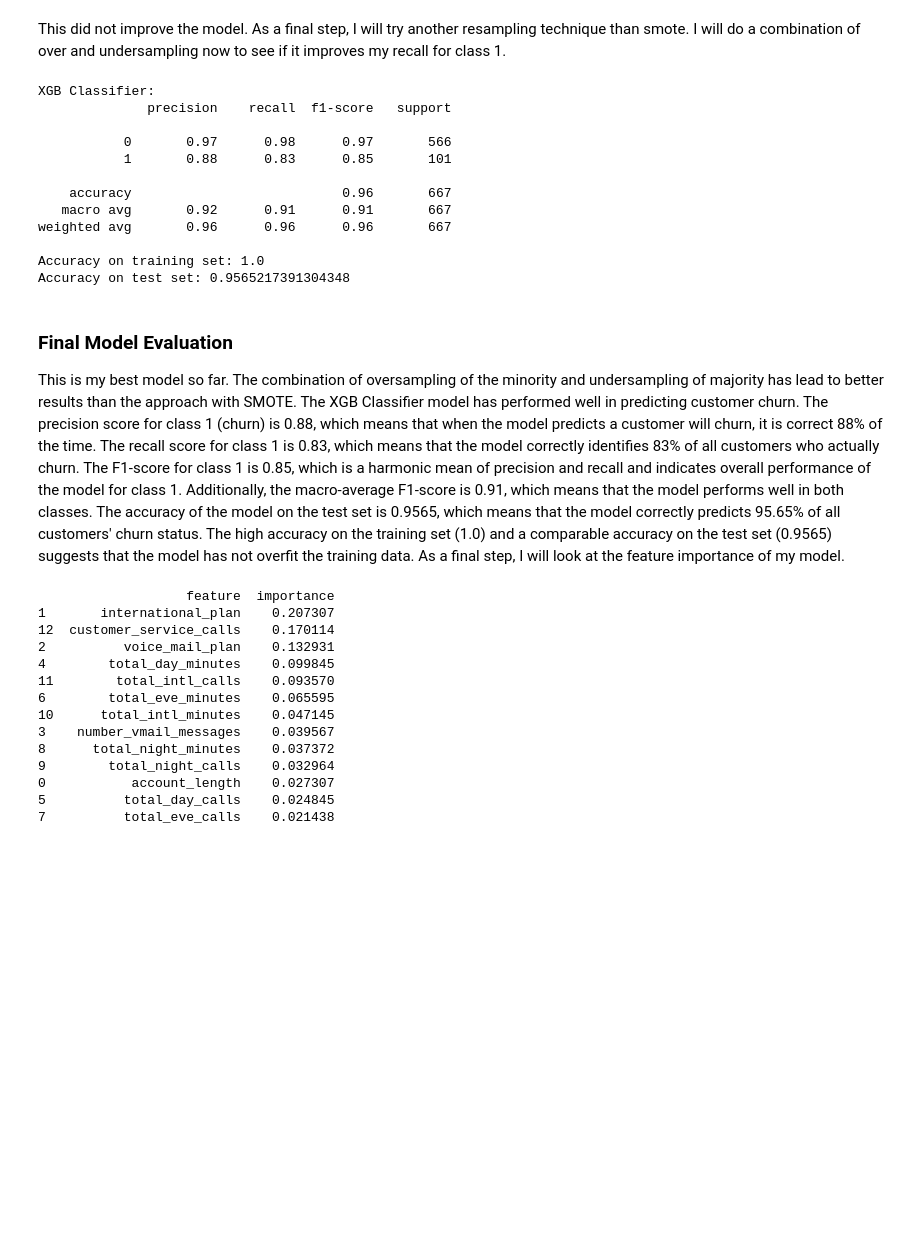
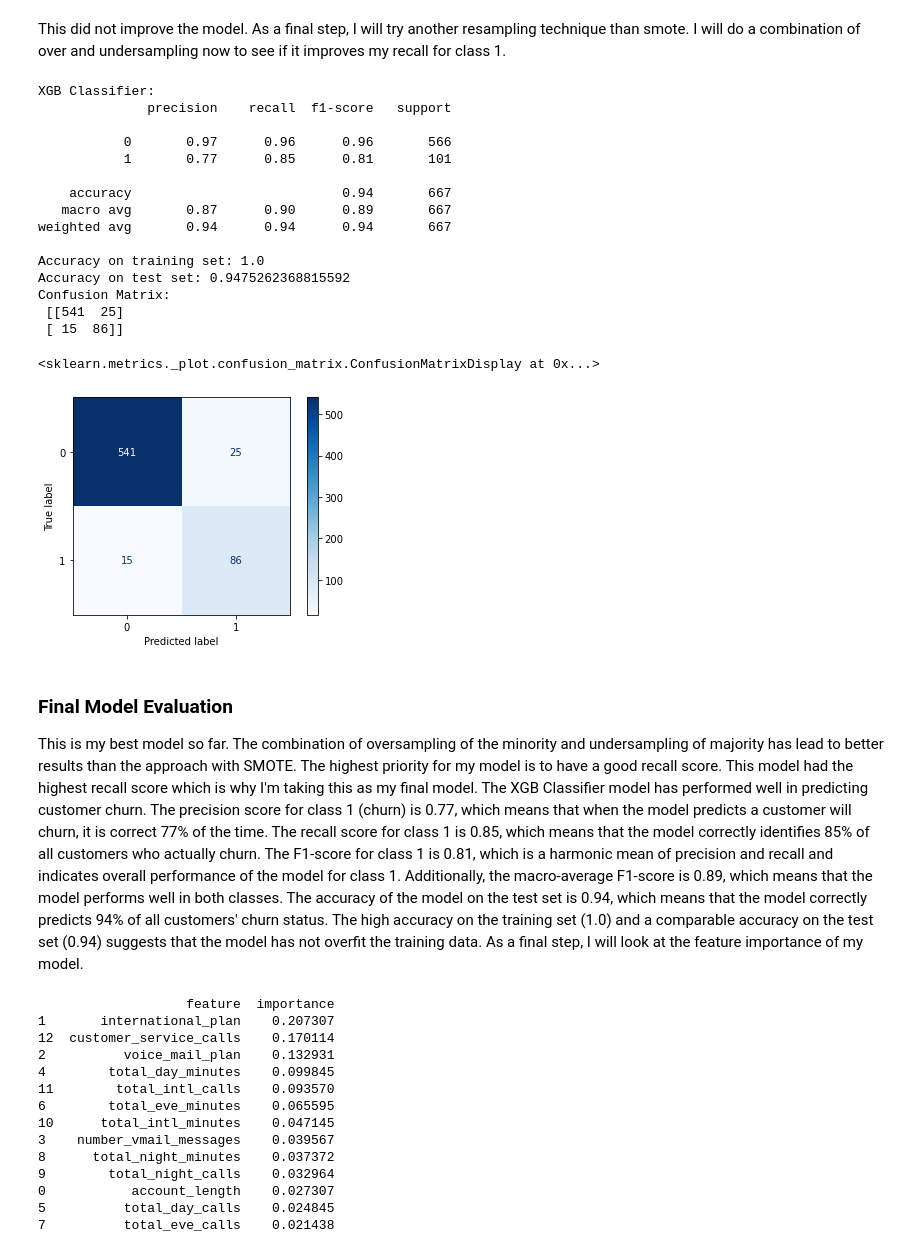
Before and after one commit to Julez89/dsc-phase-3-project-v2-3, a Jupyter notebook: Customer Churn.ipynb, the cells around one changed output. Saved outputs shown, nothing was run; the diff lists cells and outputs as text; code cells hidden in the pictures; blank space fills up the shorter version.

```diff
--- a/Customer Churn.ipynb
+++ b/Customer Churn.ipynb
@@ -560,36 +534,49 @@ X_train_resampled2, y_train_resampled2 = resampling_pipeline.fit_resample(X_trai
 # %%
 # Instantiate XGBClassifier
 xgb4 = XGBClassifier(learning_rate=0.1, max_depth=5, n_estimators=300)
 
 # Fit XGBClassifier on the training data
 xgb4.fit(X_train_resampled2, y_train_resampled2)
 
-# Make predictions on the testing data
-y_pred = xgb4.predict(X_test_scaled)
+#predict on testing data
+y_pred_xgb = xgb4.predict(X_test_scaled)
 
 # Evaluate the performance of XGBClassifier using appropriate metrics
 
 print('XGB Classifier:')
 print(classification_report(y_test, y_pred))
 print('Accuracy on training set:',xgb4.score(X_train_resampled2,y_train_resampled2))
 print('Accuracy on test set:',xgb4.score(X_test_scaled,y_test))
+
+# Print confusion matrix
+cnf_matrix = confusion_matrix(y_test, y_pred)
+print('Confusion Matrix:\n', cnf_matrix)
+
+# Visualize your confusion matrix
+disp = ConfusionMatrixDisplay(confusion_matrix=cnf_matrix, display_labels=xgb.classes_)
+disp.plot(cmap=plt.cm.Blues)
 # %% [output]
 XGB Classifier:
               precision    recall  f1-score   support
 
-           0       0.97      0.98      0.97       566
-           1       0.88      0.83      0.85       101
+           0       0.97      0.96      0.96       566
+           1       0.77      0.85      0.81       101
 
-    accuracy                           0.96       667
-   macro avg       0.92      0.91      0.91       667
-weighted avg       0.96      0.96      0.96       667
+    accuracy                           0.94       667
+   macro avg       0.87      0.90      0.89       667
+weighted avg       0.94      0.94      0.94       667
 
 Accuracy on training set: 1.0
-Accuracy on test set: 0.9565217391304348
+Accuracy on test set: 0.9475262368815592
+Confusion Matrix:
+ [[541  25]
+ [ 15  86]]
+<sklearn.metrics._plot.confusion_matrix.ConfusionMatrixDisplay at 0x...>
+[figure, added]
 # %% [markdown]
 ### Final Model Evaluation
-This is my best model so far. The combination of oversampling of the minority and undersampling of majority has lead to better results than the approach with SMOTE.
-The XGB Classifier model has performed well in predicting customer churn. The precision score for class 1 (churn) is 0.88, which means that when the model predicts a customer will churn, it is correct 88% of the time. The recall score for class 1 is 0.83, which means that the model correctly identifies 83% of all customers who actually churn. The F1-score for class 1 is 0.85, which is a harmonic mean of precision and recall and indicates overall performance of the model for class 1. Additionally, the macro-average F1-score is 0.91, which means that the model performs well in both classes. The accuracy of the model on the test set is 0.9565, which means that the model correctly predicts 95.65% of all customers' churn status. The high accuracy on the training set (1.0) and a comparable accuracy on the test set (0.9565) suggests that the model has not overfit the training data.
+This is my best model so far. The combination of oversampling of the minority and undersampling of majority has lead to better results than the approach with SMOTE. The highest priority for my model is to have a good recall score. This model had the highest recall score which is why I'm taking this as my final model.
+The XGB Classifier model has performed well in predicting customer churn. The precision score for class 1 (churn) is 0.77, which means that when the model predicts a customer will churn, it is correct 77% of the time. The recall score for class 1 is 0.85, which means that the model correctly identifies 85% of all customers who actually churn. The F1-score for class 1 is 0.81, which is a harmonic mean of precision and recall and indicates overall performance of the model for class 1. Additionally, the macro-average F1-score is 0.89, which means that the model performs well in both classes. The accuracy of the model on the test set is 0.94, which means that the model correctly predicts 94% of all customers' churn status. The high accuracy on the training set (1.0) and a comparable accuracy on the test set (0.94) suggests that the model has not overfit the training data.
 As a final step, I will look at the feature importance of my model.
 # %%
 importance_df = pd.DataFrame({'feature': X_train.columns, 'importance': xgb4.feature_importances_})
```
Also changed, not shown: parts of 3 cells of this notebook, 2 other files.
